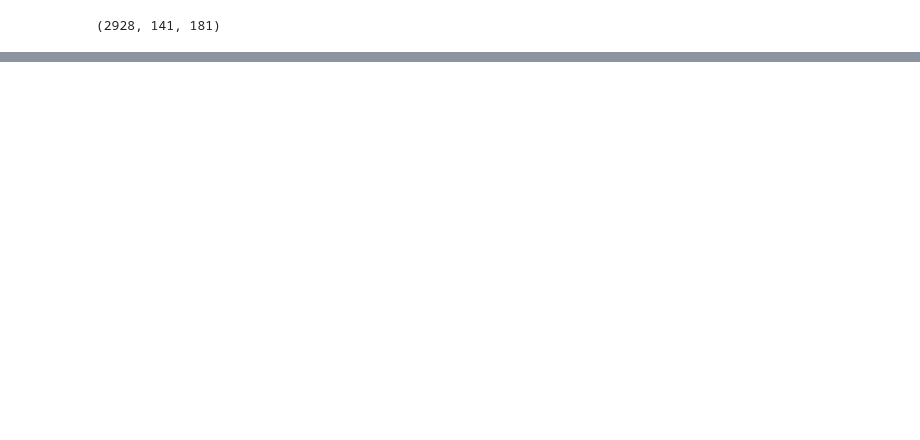
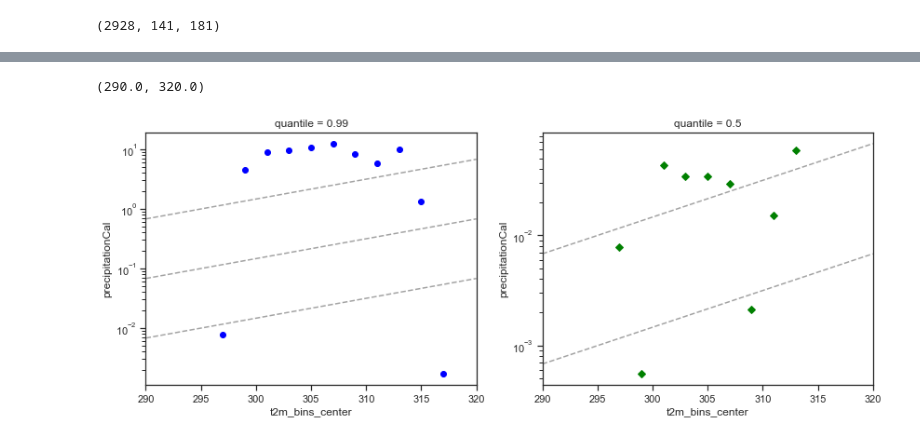
Before and after one commit to adisen99/msc_project, a Jupyter notebook: analysis00.ipynb, the cells around one changed output, grey strips where cells are left out. Drawn from its saved outputs; the diff is of its cells as text; code cells hidden in the pictures; blank space fills up the shorter version.

```diff
--- a/analysis00.ipynb
+++ b/analysis00.ipynb
@@ -104,3 +104,6 @@ Data variables:
 # %%
+ds2 = ds2.transpose("time", "latitude", "longitude")
+ds2 = ds2.rename_dims({"latitude":"lat", "longitude":"lon"})
+ds2 = ds2.rename_vars({"latitude":"lat", "longitude":"lon"})
 ds2
 # %% [output]
@@ -277,7 +216,13 @@ ds2.t2m.shape
 # %% [output]
 (2928, 141, 181)
 # %%
-precip = ds1.precipitationCal
+precip30m = ds1.precipitationCal
+precip1h = ds1.precipitationCal.resample(time = '1H').mean()
+# precip3h = ds1.precipitationCal.resample(time = '3H').mean()
+# precip6h = ds1.precipitationCal.resample(time = '6H').mean()
+# precip12h = ds1.precipitationCal.resample(time = '12H').mean()
+# precip1d = ds1.precipitationCal.resample(time = '1D').mean()
+
 t2m = ds2.t2m
 d2m = ds2.d2m
 u10 = ds2.u10
@@ -294,0 +246,2 @@ t2m.shape
+# %%
+ds_comb = xr.merge([precip1h, t2m]).chunk(dict(time=-1))
@@ -294,0 +279,22 @@ t2m.shape
+# %%
+def get_binned(ds, lat, lon, percentile_val, bins):
+    return ds.sel(lat = lat, lon = lon).groupby_bins('t2m', bins).quantile(percentile_val, interpolation = 'midpoint')
+# %%
+fig = plt.figure(figsize=(14,5))
+plt.subplot(121)
+get_binned(ds_comb, 19.5, 72.5, 0.99, np.arange(270,330,2)).precipitationCal.plot(marker = 'o', yscale='log', linewidth = 0., color = 'blue')
+
+plt.semilogy([290,320], [0.0068, 0.068], 'k--', alpha = 0.4)
+plt.semilogy([290,320], [0.068, 0.068 * 10], 'k--', alpha = 0.4)
+plt.semilogy([290,320], [0.068*10, 0.068 * 100], 'k--', alpha = 0.4)
+plt.xlim(290,320)
+
+plt.subplot(122)
+get_binned(ds_comb, 19.5, 72.5, 0.5, np.arange(270,330,2)).precipitationCal.plot(marker = 'D', yscale='log', linewidth = 0., color = 'green')
+
+plt.semilogy([290,320], [0.00068, 0.0068], 'k--', alpha = 0.4)
+plt.semilogy([290,320], [0.0068, 0.068], 'k--', alpha = 0.4)
+plt.xlim(290,320)
+# %% [output]
+(290.0, 320.0)
+[figure, added]
```
Also changed, not shown: parts of 18 cells of this notebook, 1 other file.
